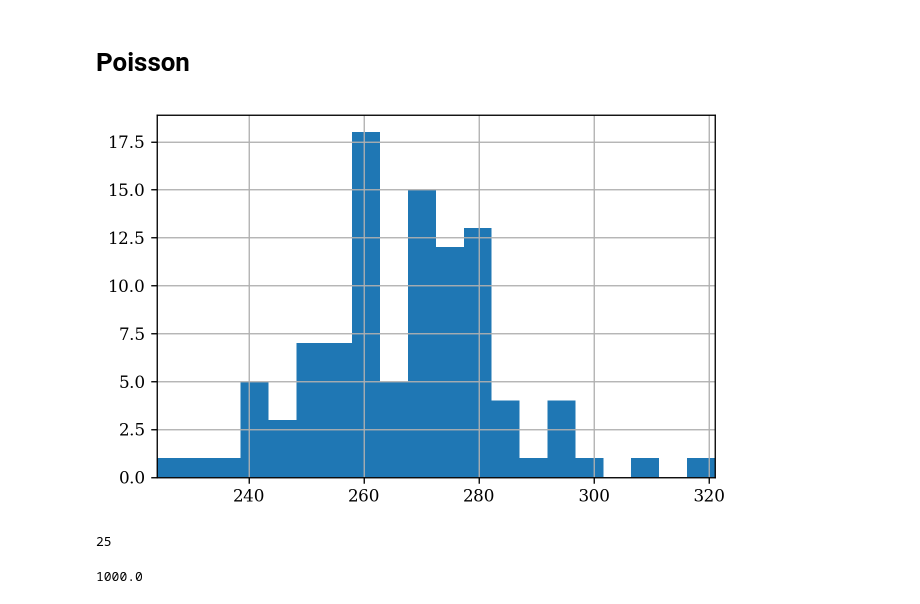
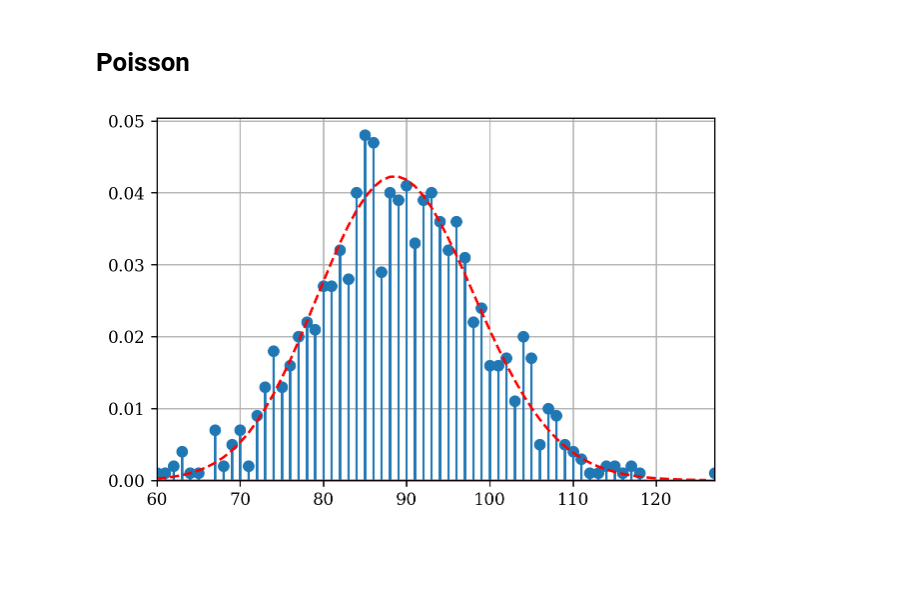
Before and after one commit to agustinbrusco/Laboratorio5, a Jupyter notebook: Datos y código - Práctica 3/peak_stats.ipynb, the cells around one changed output. Cells and saved outputs as stored; diff of their text form; code cells hidden in the pictures; blank space fills up the shorter version.

Commit message:
poisson advances

```diff
--- a/Datos y código - Práctica 3/peak_stats.ipynb
+++ b/Datos y código - Práctica 3/peak_stats.ipynb
@@ -244,39 +237,41 @@ l.extend
 # %%
-umbral = -15e-3  # V
+umbral = -25e-3  # V
 dt = 100  # μs
-T = 100e-3  # s
+T = 50e-3  # s
 freq = 250e3  # Hz
 peak_window = int(dt*freq*1e-6)
-tiempo, volt_vals = np.load(f"DAQ_10s_{max_val*1e3:.0f}_{min_val*1e3:.0f}/"
+tiempo, volt_vals = np.load(f"DAQ_50s_{max_val*1e3:.0f}_{min_val*1e3:.0f}/"
                             + f"{modo}_f{freq*1e-3:.0f}k_a{angulo}_t{tension}_{config}.npy")  # s, V
 t, v = get_peaks(tiempo, volt_vals, peak_window)  # s, V
 t, v = t[:t.size//2], v[:v.size//2]
 
 def count_in_period(tiempo,  # s
                     channel,  # V
                     T,  # s
                     f,  # Hz
                     umbral,  # V
                     window_size,
                     ):
     N = int(T*f/window_size)
     # print(N)
     t = np.reshape(tiempo, (-1, N))
     ch = np.reshape(channel, (-1, N))
     counts = np.sum(ch < umbral, axis=1)
     return counts
 
 counts = count_in_period(t, v, T, freq, umbral, peak_window)
+unique_vals, count_vals = np.unique(counts, return_counts=True, )
 
-plt.hist(counts, bins=20)
+mean_count = counts.mean()
+curve_vals = np.arange(unique_vals.min(), unique_vals.max(), 1)
+
+dist_raw = poisson(mean_count)
+# plt.hist(counts, bins=20,
+#          color=f"C{color_id}", zorder=10, edgecolor="k",
+#          alpha=0.5, label=config + " Sample")
+plt.stem(unique_vals, count_vals/sum(count_vals))
+plt.plot(curve_vals, dist_raw.pmf(curve_vals), '--r')
+plt.ylim(bottom=0)
 plt.show()
 # %% [output]
-[figure, old version]
+[figure, new version]
-# %%
-int(dt*freq*1e-6)
-# %% [output]
-25
-# %%
-tiempo.size/2500
-# %% [output]
-1000.0
```
Also changed, not shown: parts of 5 cells of this notebook.
